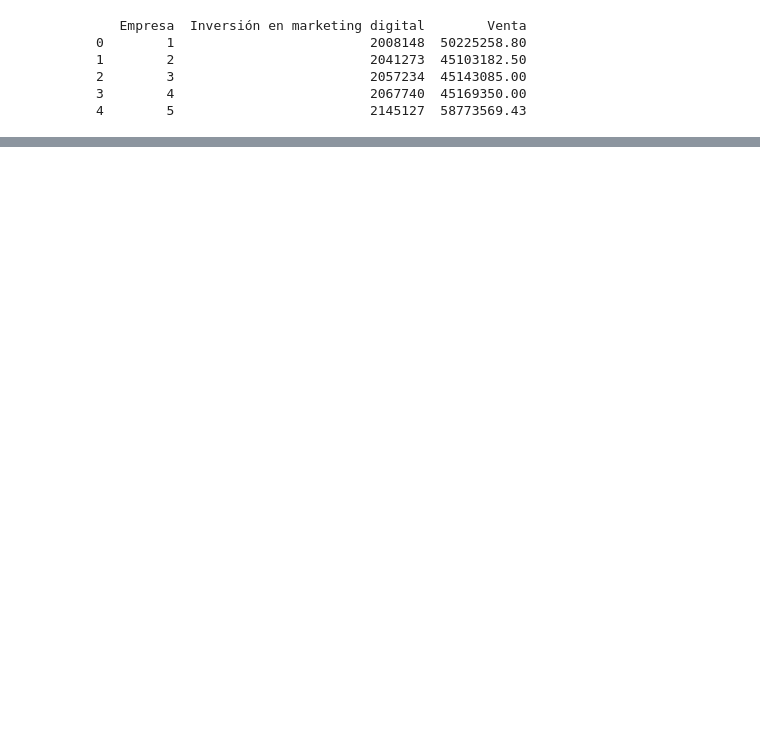
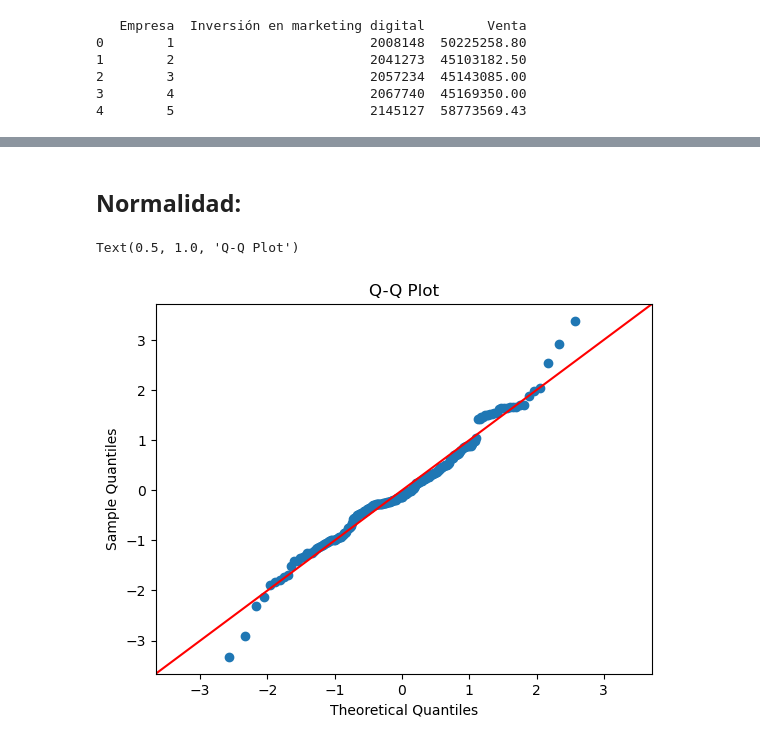
Before and after one commit to lhgjose/proyecto_agrupacion_clientes, a Jupyter notebook: notebooks/Untitled-1.ipynb, the cells around one changed output, grey strips where cells are left out. Saved outputs shown, nothing was run; the diff lists cells and outputs as text; code cells hidden in the pictures; blank space fills up the shorter version.

```diff
--- a/notebooks/Untitled-1.ipynb
+++ b/notebooks/Untitled-1.ipynb
@@ -57,0 +73,10 @@ Zc
+# %% [markdown]
+## Normalidad:
+# %%
+#  Gráfico Q-Q para verificar la normalidad de los residuos
+
+sm.qqplot(residuals, line='45', fit=True)
+plt.title('Q-Q Plot')
+# %% [output]
+Text(0.5, 1.0, 'Q-Q Plot')
+[figure, added]
```
Also changed, not shown: parts of 23 cells of this notebook.
